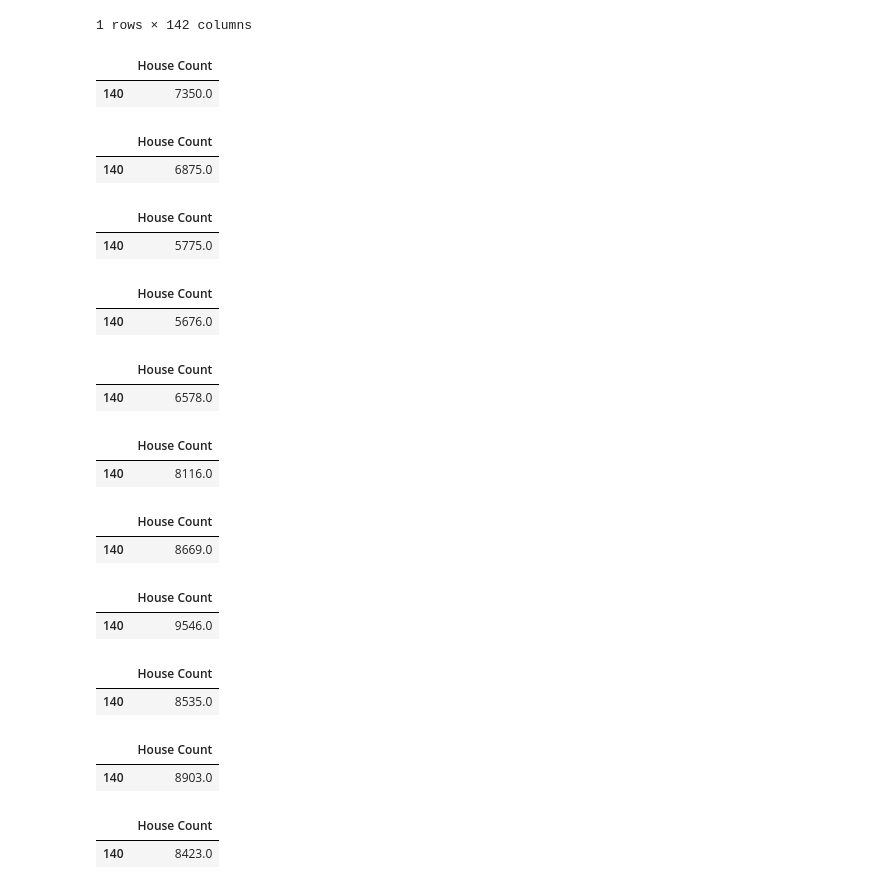
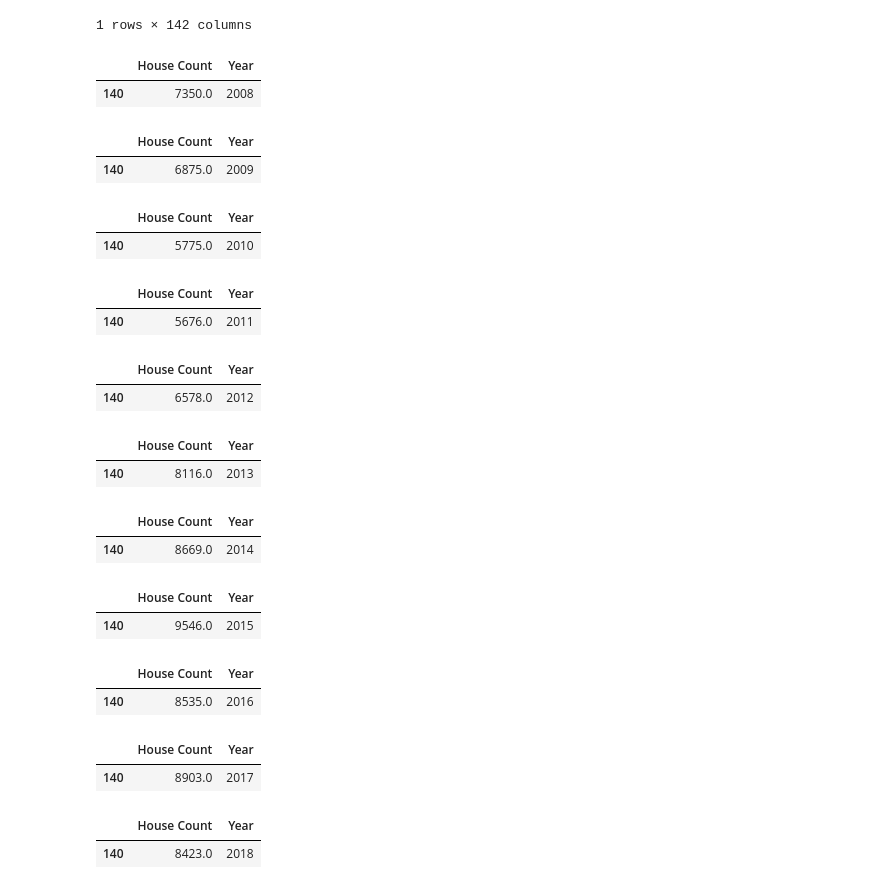
Before and after one commit to mikaylamahan/housinghighlights, a Jupyter notebook: sales_county.ipynb, the cells around one changed output. Drawn from its saved outputs; the diff is of its cells as text; code cells hidden in the pictures.

```diff
--- a/sales_county.ipynb
+++ b/sales_county.ipynb
@@ -49,14 +72,17 @@ co_region_pd
 # %%
+
 region_08 = co_region_pd[['2008-03','2008-04','2008-05', '2008-06', '2008-07', '2008-08', '2008-09', '2008-10', '2008-11', '2008-12']]
 
 co_region_08 = region_08.sum(axis=1)
 co_region_08
 
 df1 = co_region_08.to_frame(name='House Count')
 df1
+df1['Year'] = 2008
+df1
 # %% [output]
-|  | House Count |
-| 140 | 7350.0 |
+|  | House Count | Year |
+| 140 | 7350.0 | 2008 |
 # %%
 region_09 = co_region_pd[['2009-01','2009-02','2009-03','2009-04','2009-05', '2009-06', '2009-07', '2009-08', '2009-09', '2009-10', '2009-11', '2009-12']]
 region_09
@@ -66,9 +92,11 @@ co_region_09
 
 df2 = co_region_09.to_frame(name="House Count")
 df2
+df2['Year'] = 2009
+df2
 # %% [output]
-|  | House Count |
-| 140 | 6875.0 |
+|  | House Count | Year |
+| 140 | 6875.0 | 2009 |
 # %%
 region_10 = co_region_pd[['2010-01','2010-02','2010-03','2010-04','2010-05', '2010-06', '2010-07', '2010-08', '2010-09', '2010-10', '2010-11', '2010-12']]
 region_10
@@ -78,9 +106,11 @@ co_region_10
 
 df3 = co_region_10.to_frame(name="House Count")
 df3
+df3['Year'] = 2010
+df3
 # %% [output]
-|  | House Count |
-| 140 | 5775.0 |
+|  | House Count | Year |
+| 140 | 5775.0 | 2010 |
 # %%
 region_11 = co_region_pd[['2011-01','2011-02','2011-03','2011-04','2011-05', '2011-06', '2011-07', '2011-08', '2011-09', '2011-10', '2011-11', '2011-12']]
 region_11
@@ -90,9 +120,11 @@ co_region_11
 
 df4 = co_region_11.to_frame(name="House Count")
 df4
+df4['Year'] = 2011
+df4
 # %% [output]
-|  | House Count |
-| 140 | 5676.0 |
+|  | House Count | Year |
+| 140 | 5676.0 | 2011 |
 # %%
 region_12 = co_region_pd[['2012-01','2012-02','2012-03','2012-04','2012-05', '2012-06', '2012-07', '2012-08', '2012-09', '2012-10', '2012-11', '2012-12']]
 region_12
@@ -102,9 +134,11 @@ co_region_12
 
 df5 = co_region_12.to_frame(name="House Count")
 df5
+df5['Year'] = 2012
+df5
 # %% [output]
-|  | House Count |
-| 140 | 6578.0 |
+|  | House Count | Year |
+| 140 | 6578.0 | 2012 |
 # %%
 region_13 = co_region_pd[['2013-01','2013-02','2013-03','2013-04','2013-05', '2013-06', '2013-07', '2013-08', '2013-09', '2013-10', '2013-11', '2013-12']]
 region_13
@@ -114,9 +148,11 @@ co_region_13
 
 df6 = co_region_13.to_frame(name="House Count")
 df6
+df6['Year'] = 2013
+df6
 # %% [output]
-|  | House Count |
-| 140 | 8116.0 |
+|  | House Count | Year |
+| 140 | 8116.0 | 2013 |
 # %%
 region_14 = co_region_pd[['2014-01','2014-02','2014-03','2014-04','2014-05', '2014-06', '2014-07', '2014-08', '2014-09', '2014-10', '2014-11', '2014-12']]
 region_14
@@ -126,9 +162,11 @@ co_region_14
 
 df7 = co_region_14.to_frame(name="House Count")
 df7
+df7['Year'] = 2014
+df7
 # %% [output]
-|  | House Count |
-| 140 | 8669.0 |
+|  | House Count | Year |
+| 140 | 8669.0 | 2014 |
 # %%
 region_15 = co_region_pd[['2015-01','2015-02','2015-03','2015-04','2015-05', '2015-06', '2015-07', '2015-08', '2015-09', '2015-10', '2015-11', '2015-12']]
 region_15
@@ -138,9 +176,11 @@ co_region_15
 
 df8 = co_region_15.to_frame(name="House Count")
 df8
+df8['Year'] = 2015
+df8
 # %% [output]
-|  | House Count |
-| 140 | 9546.0 |
+|  | House Count | Year |
+| 140 | 9546.0 | 2015 |
 # %%
 region_16 = co_region_pd[['2016-01','2016-02','2016-03','2016-04','2016-05', '2016-06', '2016-07', '2016-08', '2016-09', '2016-10', '2016-11', '2016-12']]
 region_16
@@ -150,9 +190,11 @@ co_region_16
 
 df9 = co_region_16.to_frame(name="House Count")
 df9
+df9['Year'] = 2016
+df9
 # %% [output]
-|  | House Count |
-| 140 | 8535.0 |
+|  | House Count | Year |
+| 140 | 8535.0 | 2016 |
 # %%
 region_17 = co_region_pd[['2017-01','2017-02','2017-03','2017-04','2017-05', '2017-06', '2017-07', '2017-08', '2017-09', '2017-10', '2017-11', '2017-12']]
 region_17
@@ -161,10 +203,11 @@ co_region_17 = region_17.sum(axis=1)
 co_region_17
 
 df10 = co_region_17.to_frame(name="House Count")
+df10['Year'] = 2017
 df10
 # %% [output]
-|  | House Count |
-| 140 | 8903.0 |
+|  | House Count | Year |
+| 140 | 8903.0 | 2017 |
 # %%
 region_18 = co_region_pd[['2018-01','2018-02','2018-03','2018-04','2018-05', '2018-06', '2018-07', '2018-08', '2018-09', '2018-10', '2018-11', '2018-12']]
 region_18
@@ -173,10 +216,11 @@ co_region_18 = region_18.sum(axis=1)
 co_region_18
 
 df11 = co_region_18.to_frame(name="House Count")
+df11['Year'] = 2018
 df11
 # %% [output]
-|  | House Count |
-| 140 | 8423.0 |
+|  | House Count | Year |
+| 140 | 8423.0 | 2018 |
 # %%
 co_region_year = pd.concat([df1, df2, df3, df4, df5, df6, df7, df8, df9, df10, df11], ignore_index=True, axis=0)
 co_region_year
```
Also changed, not shown: parts of 4 cells of this notebook.
